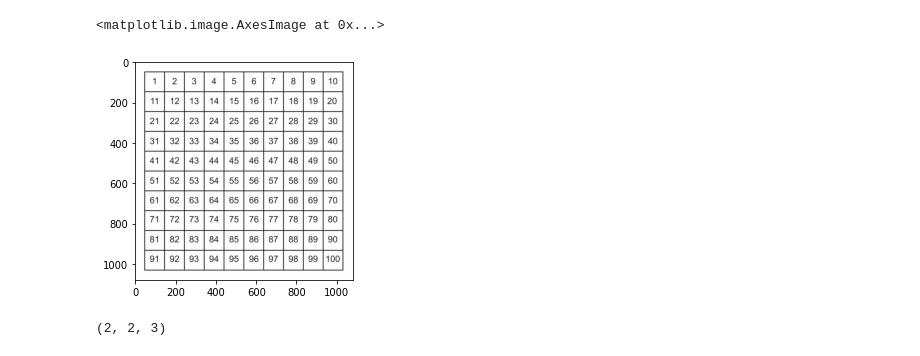
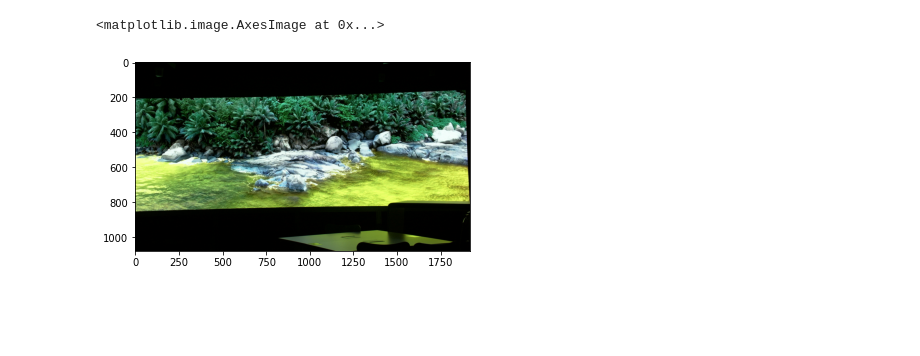
Before and after one commit to sk267/CNNsingleRGB, a Jupyter notebook: Detection_multiple_tiles.ipynb, the cells around one changed output. Saved outputs shown, nothing was run; the diff lists cells and outputs as text; code cells hidden in the pictures; blank space fills up the shorter version.

```diff
--- a/Detection_multiple_tiles.ipynb
+++ b/Detection_multiple_tiles.ipynb
@@ -10,8 +10,8 @@ import matplotlib.pyplot as plt
 # %%
-FILE_PATH = "D:\Main\MA_PROGR\Data\Test\LED_Wand_water"
-BUCKET_SIZE = 216
+FILE_PATH = "D:\\Main\\MA_PROGR\\Data\\Test\\LED_Wand_water"
+BUCKET_SIZE = 60
 # %%
-# images = []
-# for file in os.listdir(FILE_PATH):
-#     images.append( cv2.imread("{}/{}".format(FILE_PATH, file)))
+images = []
+for file in os.listdir(FILE_PATH):
+    images.append( cv2.imread("{}/{}".format(FILE_PATH, file)))
 # %%
@@ -19,8 +19,8 @@ image = cv2.imread("D:\\Main\\MA_PROGR\\Data\\number_grid.jpg")
 # %%
-# img = images[0]
-img = image
+img = images[0]
+# img = image
 plt.imshow(img)
 # %% [output]
 <matplotlib.image.AxesImage at 0x...>
-[figure, old version]
+[figure, new version]
 # %%
@@ -47,12 +47,10 @@ steps_vertikal = int(size_y/BUCKET_SIZE)
 #     y = int((bucket_idx / steps_horizontal))
 #     print(f"y_start: {y}, x_start: {x}")
 # %%
-a = [[[1,2,3],[2,2,3]],[[3,3,3],[4,3,3]]]
+# a = [[[1,2,3],[2,2,3]],[[3,3,3],[4,3,3]]]
 
-arr = np.asarray(a)
-arr.shape
+# arr = np.asarray(a)
+# arr.shape
-# %% [output]
-(2, 2, 3)
 # %%
 # Loop through image, feed multiple buckets in model, sort results in 2D Array
 
```
Also changed, not shown: parts of 6 cells of this notebook.
